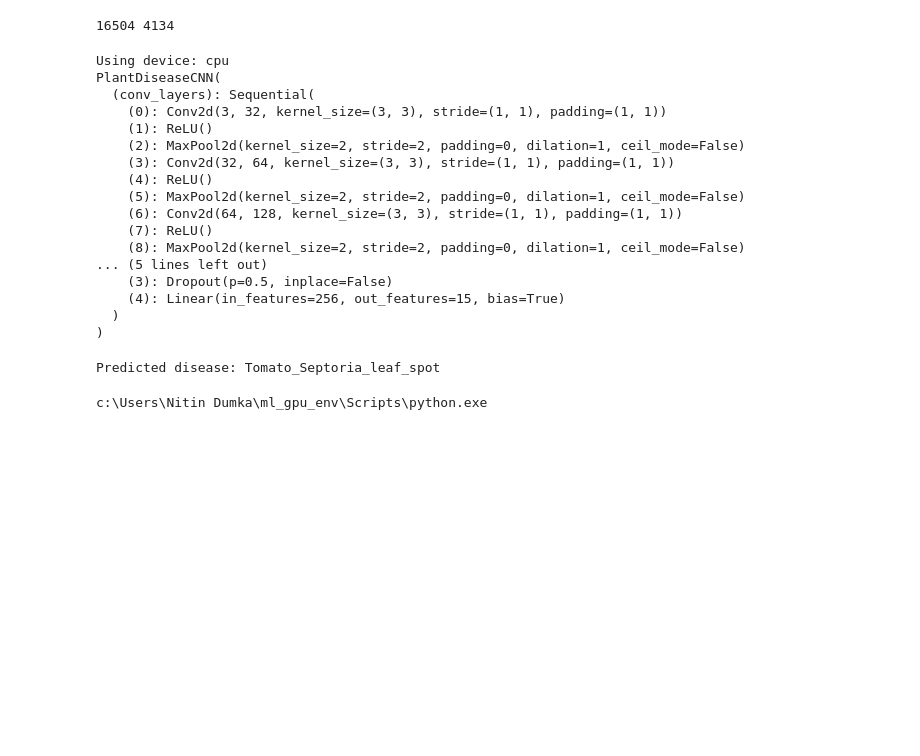
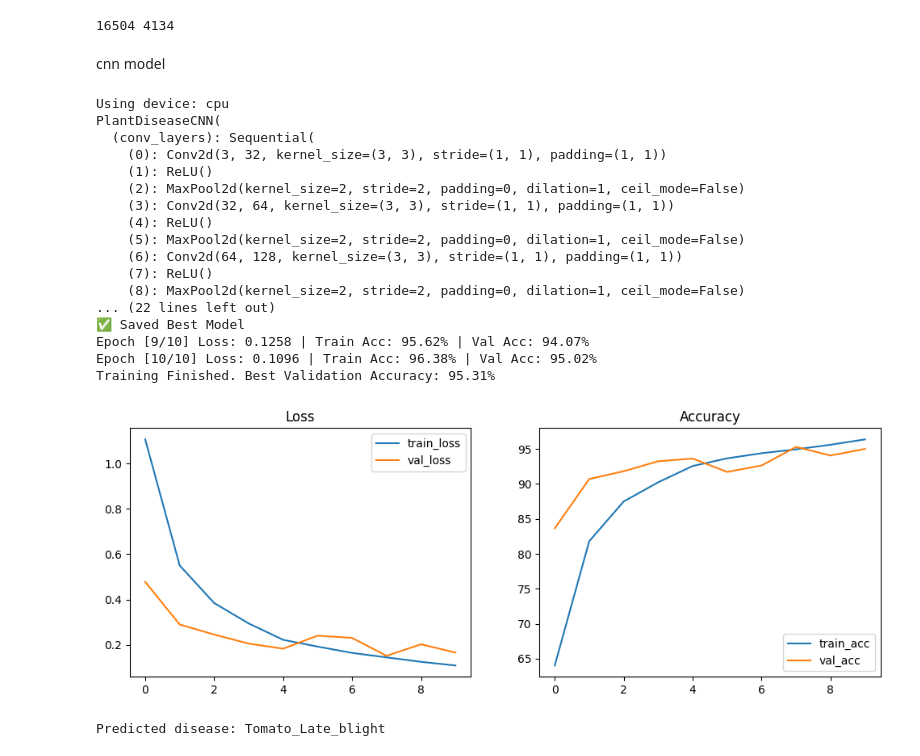
Before and after one commit to Nitindumka123/PlantDiseaseCNN, a Jupyter notebook: plant.ipynb, the cells around one changed output. Saved outputs shown, nothing was run; the diff lists cells and outputs as text; code cells hidden in the pictures; blank space fills up the shorter version.

Commit message:
Update notebook with latest Plant Disease CNN code

```diff
--- a/plant.ipynb
+++ b/plant.ipynb
@@ -85,6 +76,8 @@ Number of classes: 15
 print(len(train_dataset), len(val_dataset))
 # %% [output]
 16504 4134
+# %% [markdown]
+cnn model
 # %%
 import torch
 import torch.nn as nn
@@ -107,9 +100,10 @@ class PlantDiseaseCNN(nn.Module):
             nn.ReLU(),
             nn.MaxPool2d(2, 2)
         )
-        self.fc_layers = nn.Sequential(
+        # till now we have getted the batches and c,h,w is (128,16,16)
+        self.fc_layers = nn.Sequential(                                  #fully connected
             nn.Flatten(),
-            nn.Linear(128 * 16 * 16, 256),
+            nn.Linear(128 * 16 * 16, 256),                              # now we have getted the batches and c,h,w is (256,16,16)
             nn.ReLU(),
             nn.Dropout(0.5),
             nn.Linear(256, num_classes)
@@ -122,44 +116,66 @@ class PlantDiseaseCNN(nn.Module):
 model = PlantDiseaseCNN(num_classes).to(device)
 print(model)
 
-criterion = nn.CrossEntropyLoss()
+my_lose = nn.CrossEntropyLoss()                                # probability(model,true)predict
 optimizer = optim.Adam(model.parameters(), lr=0.001)
 
 epochs = 10
 best_acc = 0.0
+
+train_losses = []
+val_losses = []
+train_accuracies = []
+val_accuracies = []
+
 for epoch in range(epochs):
     model.train()
     running_loss, correct, total = 0.0, 0, 0
+
     for images, labels in train_loader:
         images, labels = images.to(device), labels.to(device)
         optimizer.zero_grad()
         outputs = model(images)
-        loss = criterion(outputs, labels)
+        loss = my_lose(outputs, labels)
         loss.backward()
         optimizer.step()
+
         running_loss += loss.item()
         _, predicted = torch.max(outputs, 1)
         correct += (predicted == labels).sum().item()
         total += labels.size(0)
+
+    train_loss = running_loss / len(train_loader)
     train_acc = 100 * correct / total
 
-    # Validation
     model.eval()
-    val_correct, val_total = 0, 0
+    val_running_loss, val_correct, val_total = 0.0, 0, 0
+
     with torch.no_grad():
         for images, labels in val_loader:
             images, labels = images.to(device), labels.to(device)
             outputs = model(images)
+            loss = my_lose(outputs, labels)
+            val_running_loss += loss.item()
             _, predicted = torch.max(outputs, 1)
             val_correct += (predicted == labels).sum().item()
             val_total += labels.size(0)
+
+    val_loss = val_running_loss / len(val_loader)
     val_acc = 100 * val_correct / val_total
-    print(f"Epoch [{epoch+1}/{epochs}] Loss: {running_loss/len(train_loader):.4f} | Train Acc: {train_acc:.2f}% | Val Acc: {val_acc:.2f}%")
+
+    train_losses.append(train_loss)
+    val_losses.append(val_loss)
+    train_accuracies.append(train_acc)
+    val_accuracies.append(val_acc)
+
+    print(f"Epoch [{epoch+1}/{epochs}] Loss: {train_loss:.4f} | Train Acc: {train_acc:.2f}% | Val Acc: {val_acc:.2f}%")
+
     if val_acc > best_acc:
         best_acc = val_acc
         torch.save(model.state_dict(), "best_plant_disease_model.pth")
         print("✅ Saved Best Model")
-print("Training Finished. Best Validation Accuracy:", best_acc)
+
+print(f"Training Finished. Best Validation Accuracy: {best_acc:.2f}%")
 # %% [output]
 Using device: cpu
 PlantDiseaseCNN(
@@ -173,11 +189,31 @@ PlantDiseaseCNN(
     (6): Conv2d(64, 128, kernel_size=(3, 3), stride=(1, 1), padding=(1, 1))
     (7): ReLU()
     (8): MaxPool2d(kernel_size=2, stride=2, padding=0, dilation=1, ceil_mode=False)
-... (5 lines left out)
-    (3): Dropout(p=0.5, inplace=False)
-    (4): Linear(in_features=256, out_features=15, bias=True)
-  )
-)
+... (22 lines left out)
+✅ Saved Best Model
+Epoch [9/10] Loss: 0.1258 | Train Acc: 95.62% | Val Acc: 94.07%
+Epoch [10/10] Loss: 0.1096 | Train Acc: 96.38% | Val Acc: 95.02%
+Training Finished. Best Validation Accuracy: 95.31%
+# %%
+import matplotlib.pyplot as plt
+
+plt.figure(figsize=(12, 4))
+
+plt.subplot(1,2,1)
+plt.plot(train_losses, label='train_loss')
+plt.plot(val_losses, label='val_loss')
+plt.legend()
+plt.title('Loss')
+
+plt.subplot(1,2,2)
+plt.plot(train_accuracies, label='train_acc')
+plt.plot(val_accuracies, label='val_acc')
+plt.legend()
+plt.title('Accuracy')
+
+plt.show()
+# %% [output]
+[figure, added]
 # %%
 from PIL import Image
 import torch
@@ -196,7 +232,7 @@ transform = transforms.Compose([
 ])
 
 # 3. Load and preprocess a new image
-img_path = 'C:/Users/Nitin Dumka/OneDrive/Desktop/Tomato_bacterial_spot01.jpg'
+img_path = 'ca2020_early_blight_potato_damage2.png'
 image = Image.open(img_path).convert('RGB')
 input_tensor = transform(image).unsqueeze(0)  # Add batch dimension
 
@@ -211,9 +247,4 @@ predicted_label = class_names[predicted_class.item()]
 
 print(f"Predicted disease: {predicted_label}")
 # %% [output]
-Predicted disease: Tomato_Septoria_leaf_spot
+Predicted disease: Tomato_Late_blight
-# %%
-import sys
-print(sys.executable)
-# %% [output]
-c:\Users\Nitin Dumka\ml_gpu_env\Scripts\python.exe
```
Also changed, not shown: parts of 11 cells of this notebook.
